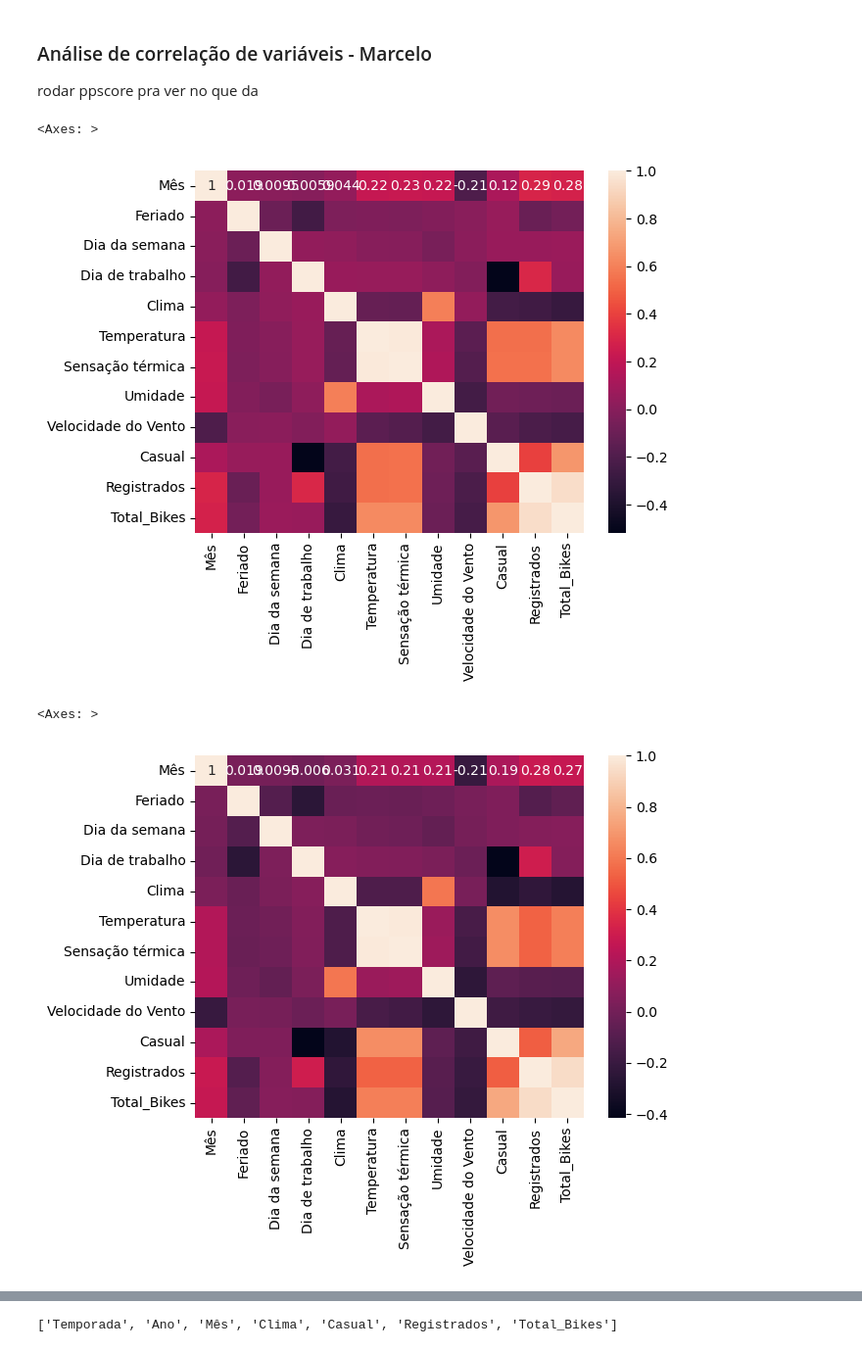
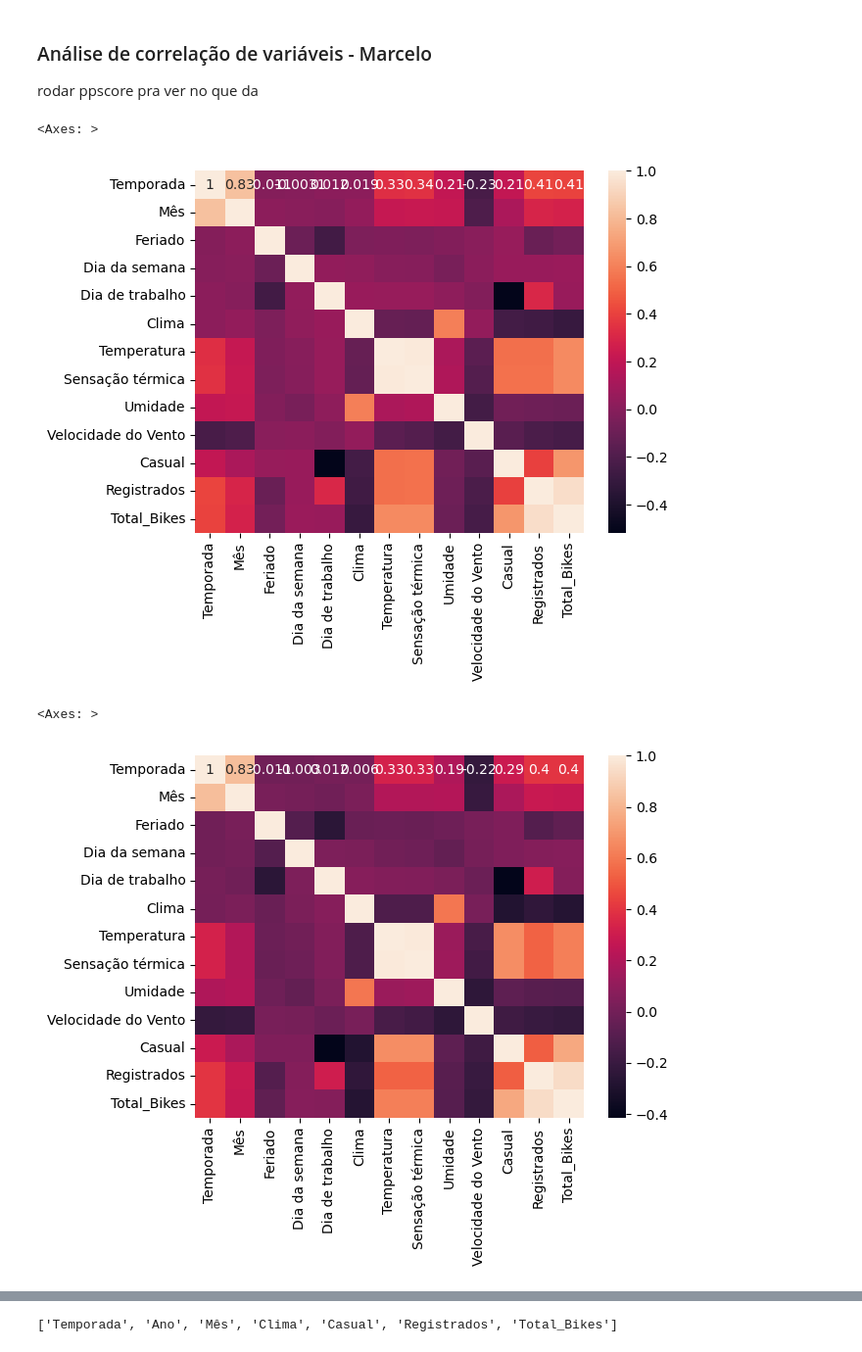
Before and after one commit to MarceloBindi30/A3_AnaliseDeDados, a Jupyter notebook: A3_Main.ipynb, the cells around one changed output, grey strips where cells are left out. Shown at 98% size. Saved outputs shown, nothing was run; the diff lists cells and outputs as text; code cells hidden in the pictures.

Commit message:
Mudanças heatmap e ppscore

```diff
--- a/A3_Main.ipynb
+++ b/A3_Main.ipynb
@@ -188,15 +188,18 @@ Top 4: Inverno com 471348 aluguéis
 ### Análise de correlação de variáveis - Marcelo
 
 rodar ppscore pra ver no que da
+# %%
+df_corr = df_traduzido
+df_corr['Temporada'] = df_corr['Temporada'].replace({'Inverno': 1, 'Primavera': 2, 'Verão': 3, 'Outono': 4})
 # %%
-sns.heatmap(df_traduzido.corr(), annot = True)
+sns.heatmap(df_corr.corr(), annot = True)
 # %% [output]
 <Axes: >
-[figure, old version]
+[figure, new version]
 # %%
-sns.heatmap(df_traduzido.corr(method= 'spearman'), annot = True)
+sns.heatmap(df_corr.corr(method= 'spearman'), annot = True)
 # %% [output]
 <Axes: >
-[figure, old version]
+[figure, new version]
 # %%
 # Criação da matriz de ppscore de todo o dataset
```
Also changed, not shown: parts of 1 cell of this notebook.
